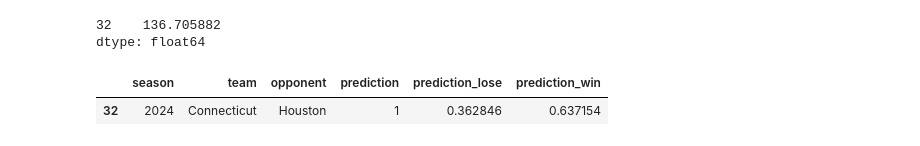
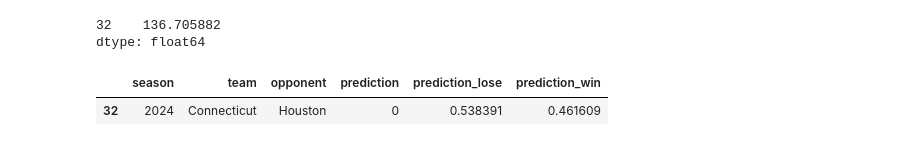
Before and after one commit to amarkules1/march_madness, a Jupyter notebook: notebooks/05_predictions.ipynb, the cells around one changed output. Cells and saved outputs as stored; diff of their text form; code cells hidden in the pictures.

```diff
--- a/notebooks/05_predictions.ipynb
+++ b/notebooks/05_predictions.ipynb
@@ -144,0 +146,7 @@ expected score: 89.76402058143337
+# %%
+results_df = pd.DataFrame(columns=["n_components", "expected_games_right", "expected_score"])
+for i in range(1, 172):
+    pca = PCA(n_components=i)
+    pca.fit(prediction_data_normalized)
+    cms = proper_cross_validation(LogisticRegression(max_iter=30000), pd.DataFrame(pca.transform(prediction_data_normalized)), data['Win_Loss_Flag'])
+    results_df = pd.concat([results_df, pd.DataFrame({"n_components": [i], "expected_games_right": [expected_games_right(cms)], "expected_score": [expected_score(cms)]})])
@@ -158,14 +209,21 @@ clf = LogisticRegression(random_state=0).fit(prediction_data_normalized, data['W
+# %%
+pca = PCA(n_components=171)
+pca.fit(prediction_data_normalized)
+# tol=0.000001, max_iter=30000, solver="liblinear"
+cms = proper_cross_validation(LogisticRegression(max_iter=30000), pd.DataFrame(pca.transform(prediction_data_normalized)), data['Win_Loss_Flag'])
+clf = LogisticRegression(random_state=0).fit(pd.DataFrame(pca.transform(prediction_data_normalized)), data['Win_Loss_Flag'])
 # %%
 new_prediction_data = new_data[predictor_cols]
 new_prediction_data_normalized = (new_prediction_data-prediction_data.mean())/prediction_data.std()
+new_data_pca = pca.transform(new_prediction_data_normalized)
 # %%
-new_data['prediction'] = clf.predict(new_prediction_data_normalized)
-new_data['prediction_lose'] = [x[0] for x in clf.predict_proba(new_prediction_data_normalized)]
-new_data['prediction_win'] = [x[1] for x in clf.predict_proba(new_prediction_data_normalized)]
+new_data['prediction'] = clf.predict(new_data_pca)
+new_data['prediction_lose'] = [x[0] for x in clf.predict_proba(new_data_pca)]
+new_data['prediction_win'] = [x[1] for x in clf.predict_proba(new_data_pca)]
 preds = new_data[['season', 'team', 'opponent', 'prediction', 'prediction_lose', 'prediction_win']]
 # %%
 wk = preds[preds['team'].str.contains('Conn')]
-wk[wk['opponent'].str.contains('Hou')]
+wk[wk['opponent'].str.contains('Houston')]
 # %% [output]
 |  | season | team | opponent | prediction | prediction_lose | prediction_win |
-| 32 | 2024 | Connecticut | Houston | 1 | 0.362846 | 0.637154 |
+| 32 | 2024 | Connecticut | Houston | 0 | 0.538391 | 0.461609 |
```
Also changed, not shown: parts of 11 cells of this notebook, 3 other files.
